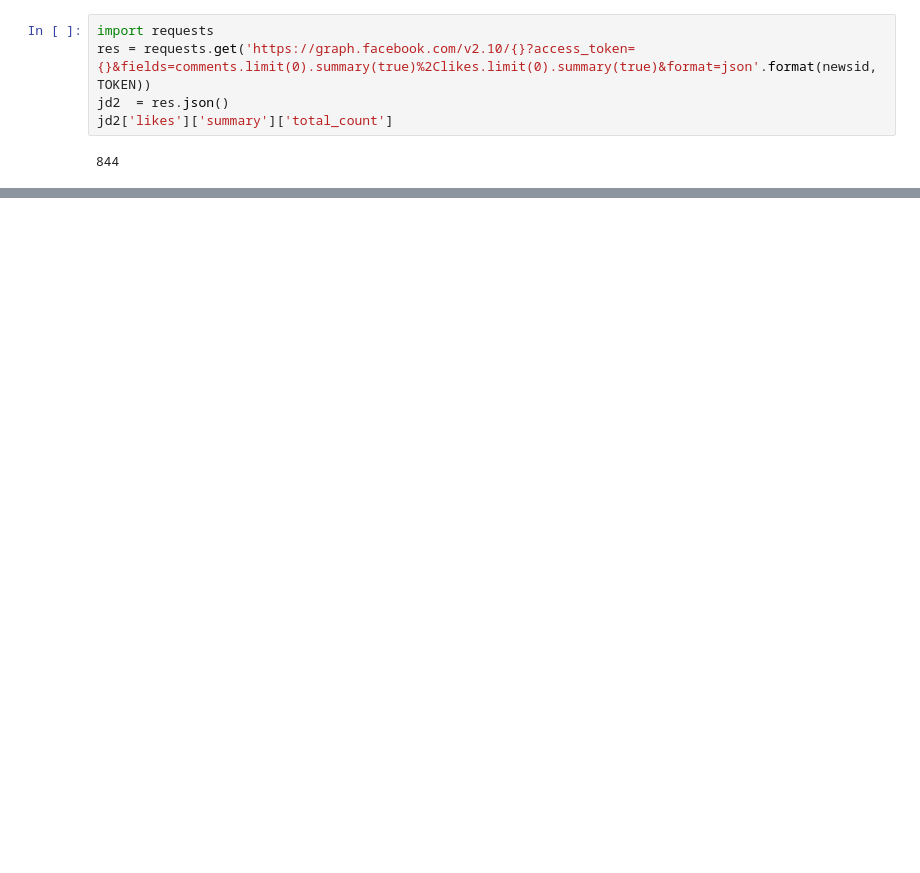
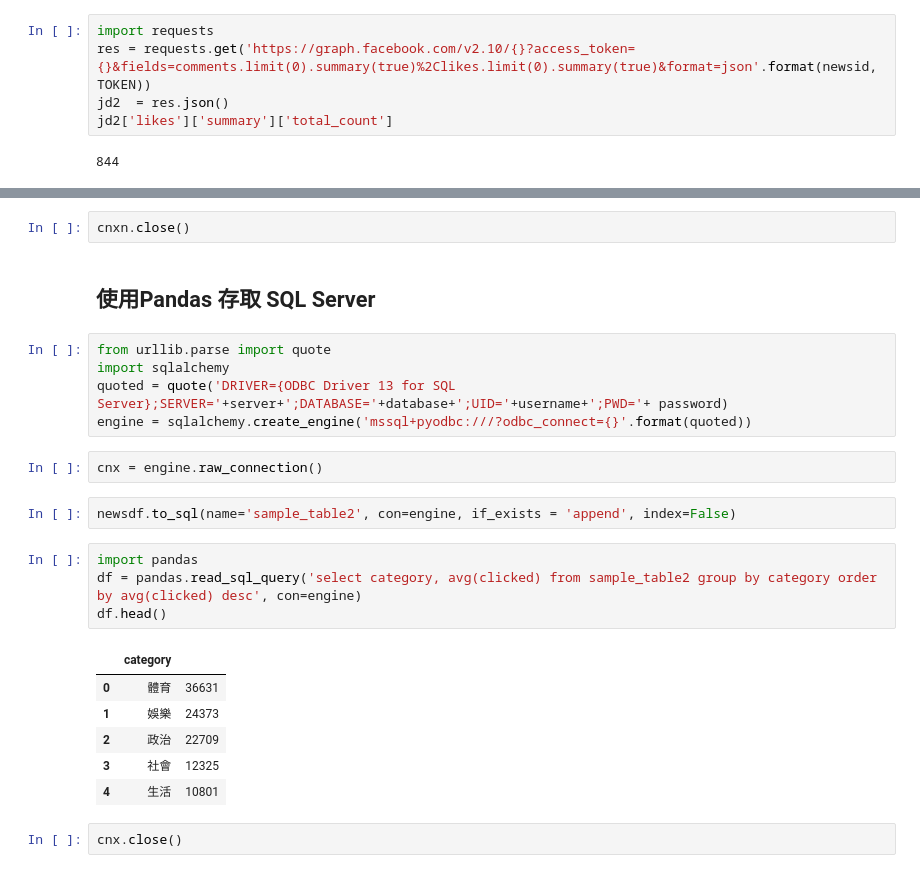
Before and after one commit to ywchiu/itritm, a Jupyter notebook: Demo20170911.ipynb, the cells around one changed output, grey strips where cells are left out. Drawn from its saved outputs; the diff is of its cells as text; blank space fills up the shorter version.

Commit message:
database connection

```diff
--- a/Demo20170911.ipynb
+++ b/Demo20170911.ipynb
@@ -573,0 +614,26 @@ jd2['likes']['summary']['total_count']
+# %%
+cnxn.close()
+# %% [markdown]
+## 使用Pandas 存取 SQL Server
+# %%
+from urllib.parse import quote
+import sqlalchemy
+quoted = quote('DRIVER={ODBC Driver 13 for SQL Server};SERVER='+server+';DATABASE='+database+';UID='+username+';PWD='+ password)
+engine = sqlalchemy.create_engine('mssql+pyodbc:///?odbc_connect={}'.format(quoted))
+# %%
+cnx = engine.raw_connection()
+# %%
+newsdf.to_sql(name='sample_table2', con=engine, if_exists = 'append', index=False)
+# %%
+import pandas
+df = pandas.read_sql_query('select category, avg(clicked) from sample_table2 group by category order by avg(clicked) desc', con=engine)
+df.head()
+# %% [output]
+|  | category |  |
+| 0 | 體育 | 36631 |
+| 1 | 娛樂 | 24373 |
+| 2 | 政治 | 22709 |
+| 3 | 社會 | 12325 |
+| 4 | 生活 | 10801 |
+# %%
+cnx.close()
```
Also changed, not shown: parts of 8 cells of this notebook.
